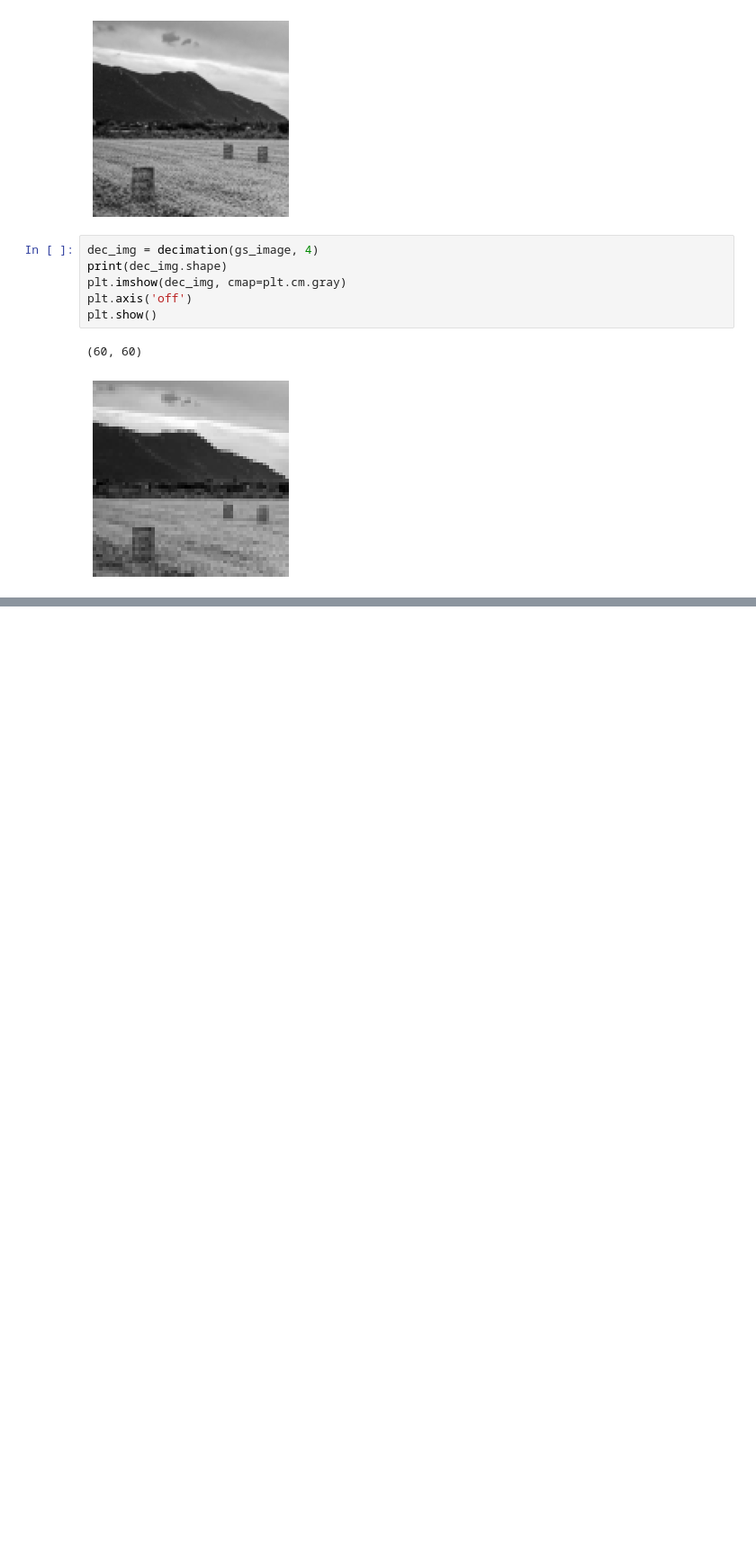
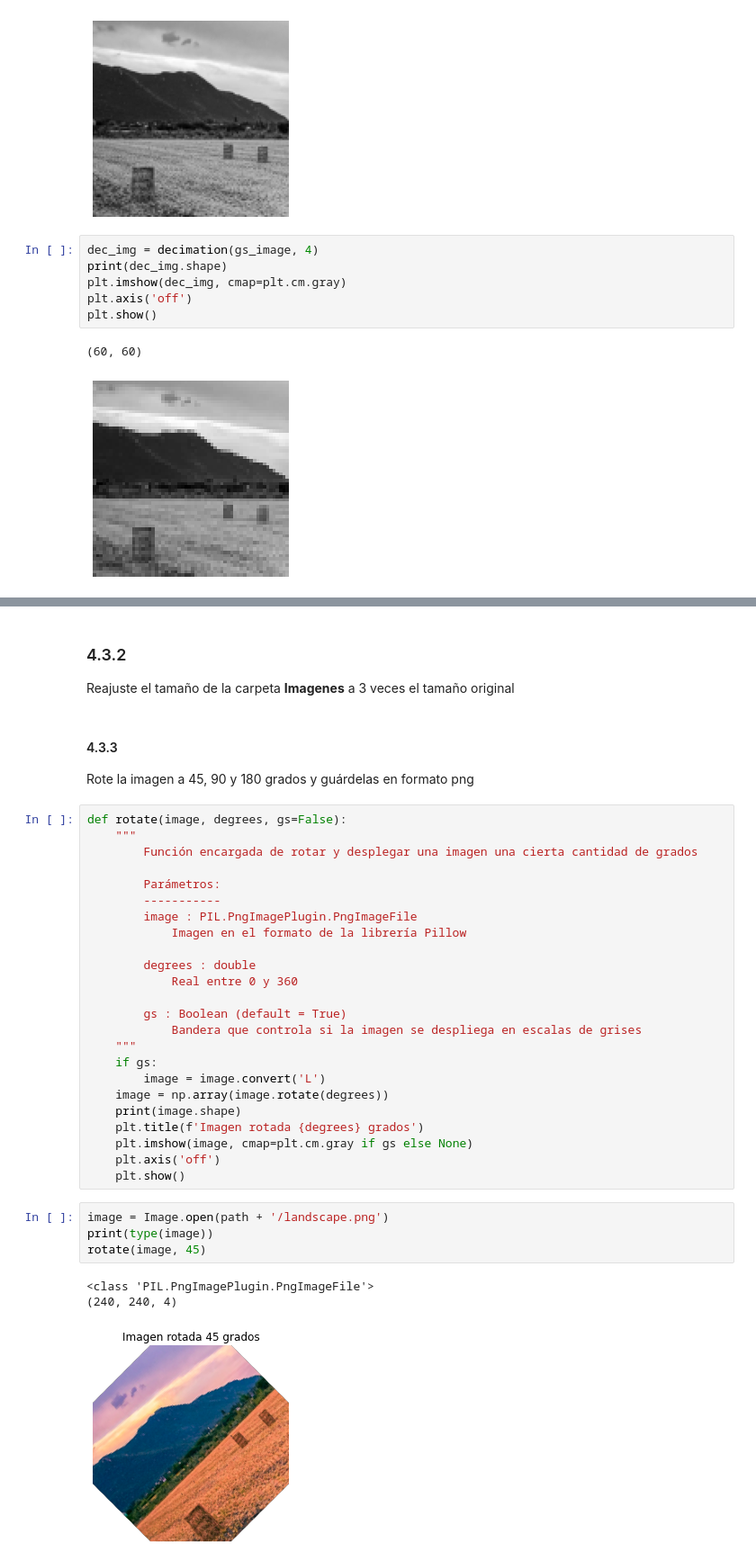
Before and after one commit to nestorivanmo/iimas-data-science, a Jupyter notebook: 2021-2/rp/practicas/1/src.ipynb, the cells around one changed output, grey strips where cells are left out. Shown at 90% size. Drawn from its saved outputs; the diff is of its cells as text; blank space fills up the shorter version.

```diff
--- a/2021-2/rp/practicas/1/src.ipynb
+++ b/2021-2/rp/practicas/1/src.ipynb
@@ -77,0 +84,38 @@ plt.show()
+# %% [markdown]
+### 4.3.2
+Reajuste el tamaño de la carpeta **Imagenes** a 3 veces el tamaño original
+# %% [markdown]
+#### 4.3.3
+Rote la imagen a 45, 90 y 180 grados y guárdelas en formato png
+# %%
+def rotate(image, degrees, gs=False):
+    """
+        Función encargada de rotar y desplegar una imagen una cierta cantidad de grados
+
+        Parámetros:
+        -----------
+        image : PIL.PngImagePlugin.PngImageFile
+            Imagen en el formato de la librería Pillow
+
+        degrees : double
+            Real entre 0 y 360
+
+        gs : Boolean (default = True)
+            Bandera que controla si la imagen se despliega en escalas de grises
+    """
+    if gs:
+        image = image.convert('L')
+    image = np.array(image.rotate(degrees))
+    print(image.shape)
+    plt.title(f'Imagen rotada {degrees} grados')
+    plt.imshow(image, cmap=plt.cm.gray if gs else None)
+    plt.axis('off')
+    plt.show()
+# %%
+image = Image.open(path + '/landscape.png')
+print(type(image))
+rotate(image, 45)
+# %% [output]
+<class 'PIL.PngImagePlugin.PngImageFile'>
+(240, 240, 4)
+[figure, added]
```
Also changed, not shown: parts of 3 cells of this notebook.
